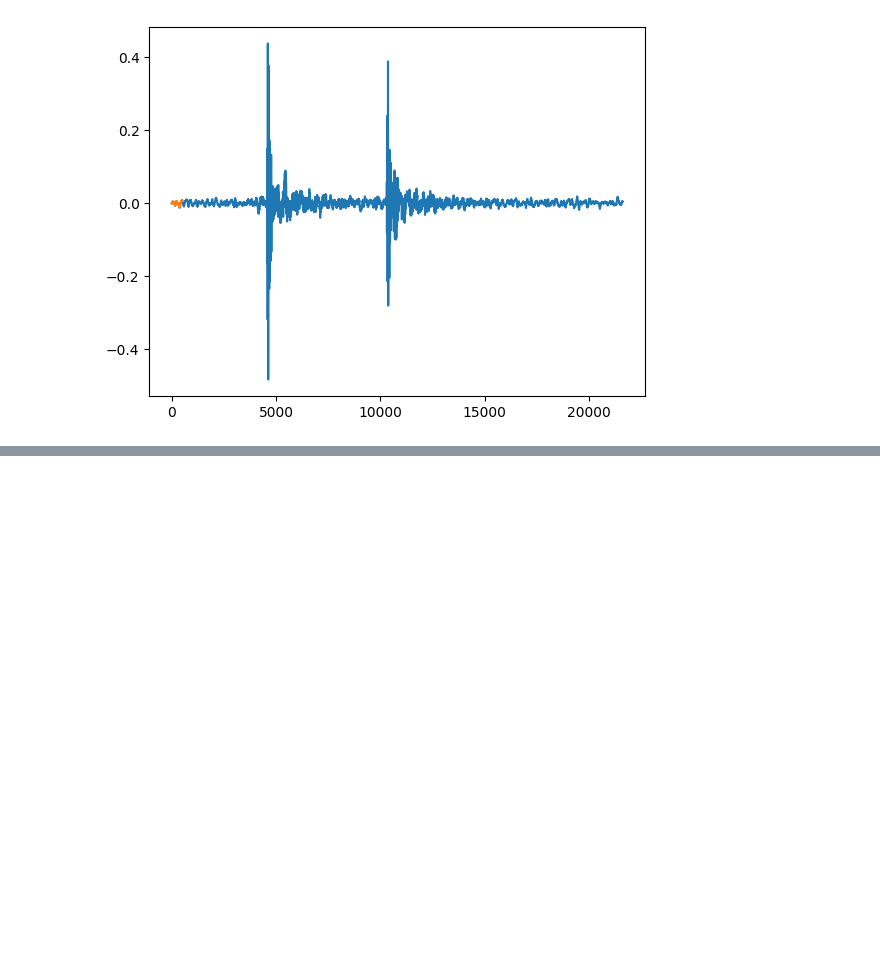
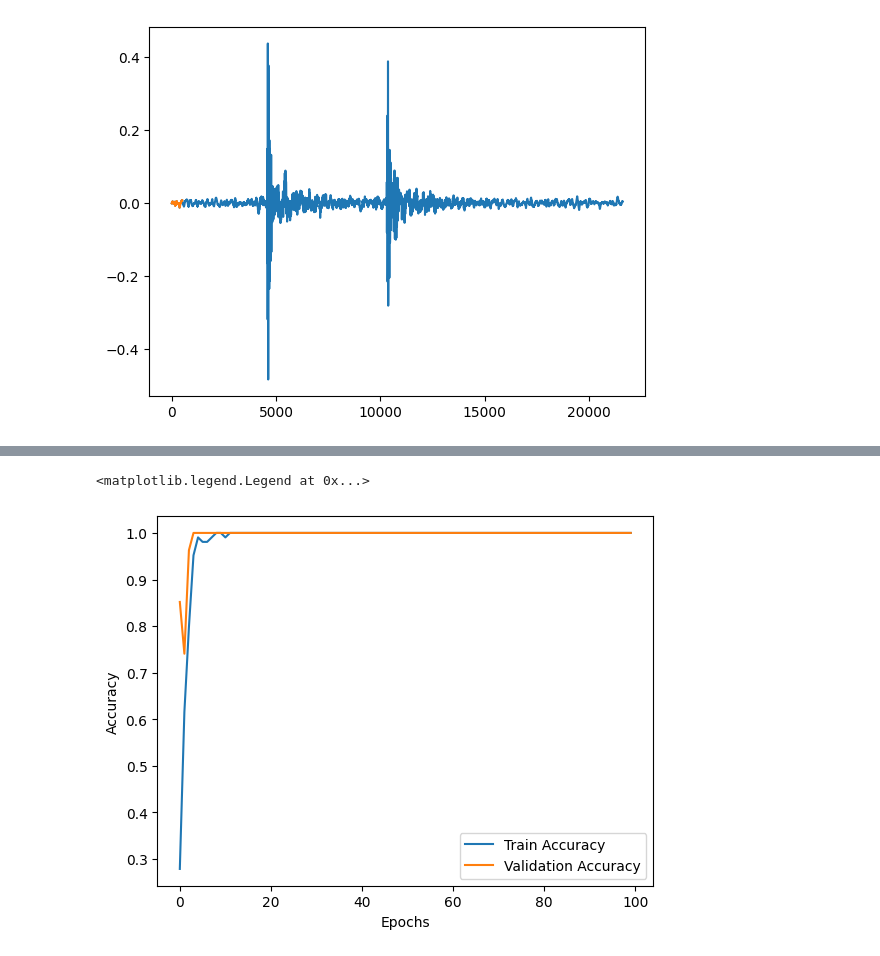
Before and after one commit to hyochung301/keyboard_DL, a Jupyter notebook: keyboard_classification.ipynb, the cells around one changed output, grey strips where cells are left out. Saved outputs shown, nothing was run; the diff lists cells and outputs as text; code cells hidden in the pictures; blank space fills up the shorter version.

Commit message:
Spectogram added, MLP added

```diff
--- a/keyboard_classification.ipynb
+++ b/keyboard_classification.ipynb
@@ -322,0 +512,5 @@ The model predicts the label: Q
+# %%
+train_spectrograms = np.expand_dims(train_spectrograms, -1)
+test_spectrograms = np.expand_dims(test_spectrograms, -1)
+print('train_spectograms shape:', train_spectrograms.shape)
+print('test_spectograms shape:', test_spectrograms.shape)
@@ -322,0 +520,23 @@ The model predicts the label: Q
+# %%
+ip = Input(shape=train_spectrograms[0].shape)
+
+m = Conv2D(32, kernel_size=(4,4), activation='relu')(ip)
+m = MaxPooling2D(pool_size=(4,4))(m)
+
+m = Conv2D(32*2, kernel_size=(4,4), activation='relu')(ip)
+m = MaxPooling2D(pool_size=(4,4))(m)
+
+m = Conv2D(32 * 3, kernel_size=(4, 4), activation='relu')(ip)
+m = MaxPooling2D(pool_size=(4,4))(m)
+
+m = Flatten()(m)
+
+m = Dense(64, activation='relu')(m)
+
+m = Dense(32, activation='relu')(m)
+
+op = Dense(4, activation='softmax')(m)
+
+model = Model(ip, op)
+
+model.summary()
@@ -322,0 +561,11 @@ The model predicts the label: Q
+# %%
+model.compile(loss='categorical_crossentropy',
+              optimizer='adam',
+              metrics=['accuracy'])
+
+history = model.fit(train_spectrograms,
+                    train_y,
+                    epochs=100,
+                    batch_size=32,
+                    verbose=1,
+                    validation_data=(test_spectrograms, test_y))
@@ -322,0 +590,9 @@ The model predicts the label: Q
+# %%
+plt.plot(history.history['accuracy'], label='Train Accuracy')
+plt.plot(history.history['val_accuracy'], label='Validation Accuracy')
+plt.xlabel('Epochs')
+plt.ylabel('Accuracy')
+plt.legend()
+# %% [output]
+<matplotlib.legend.Legend at 0x...>
+[figure, added]
```
Also changed, not shown: parts of 42 cells of this notebook, 5 other files.
